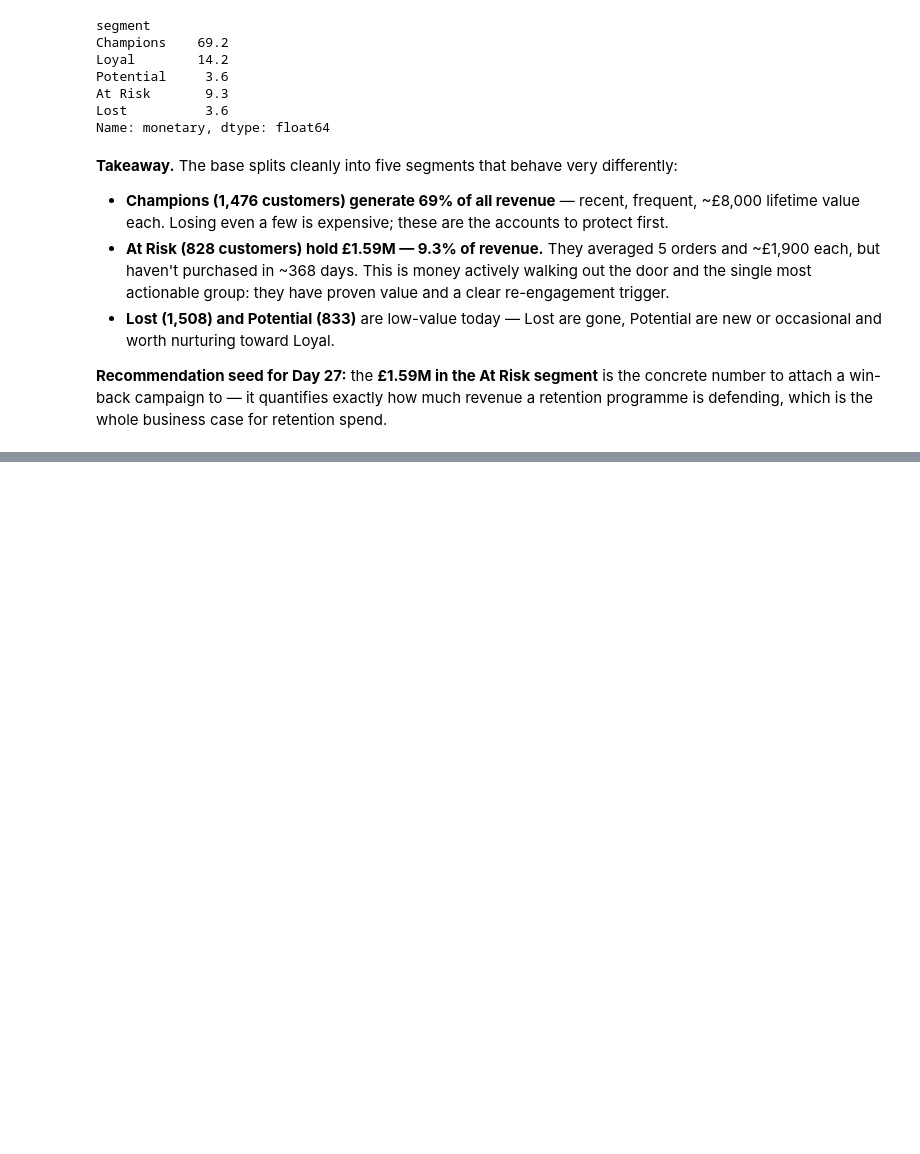
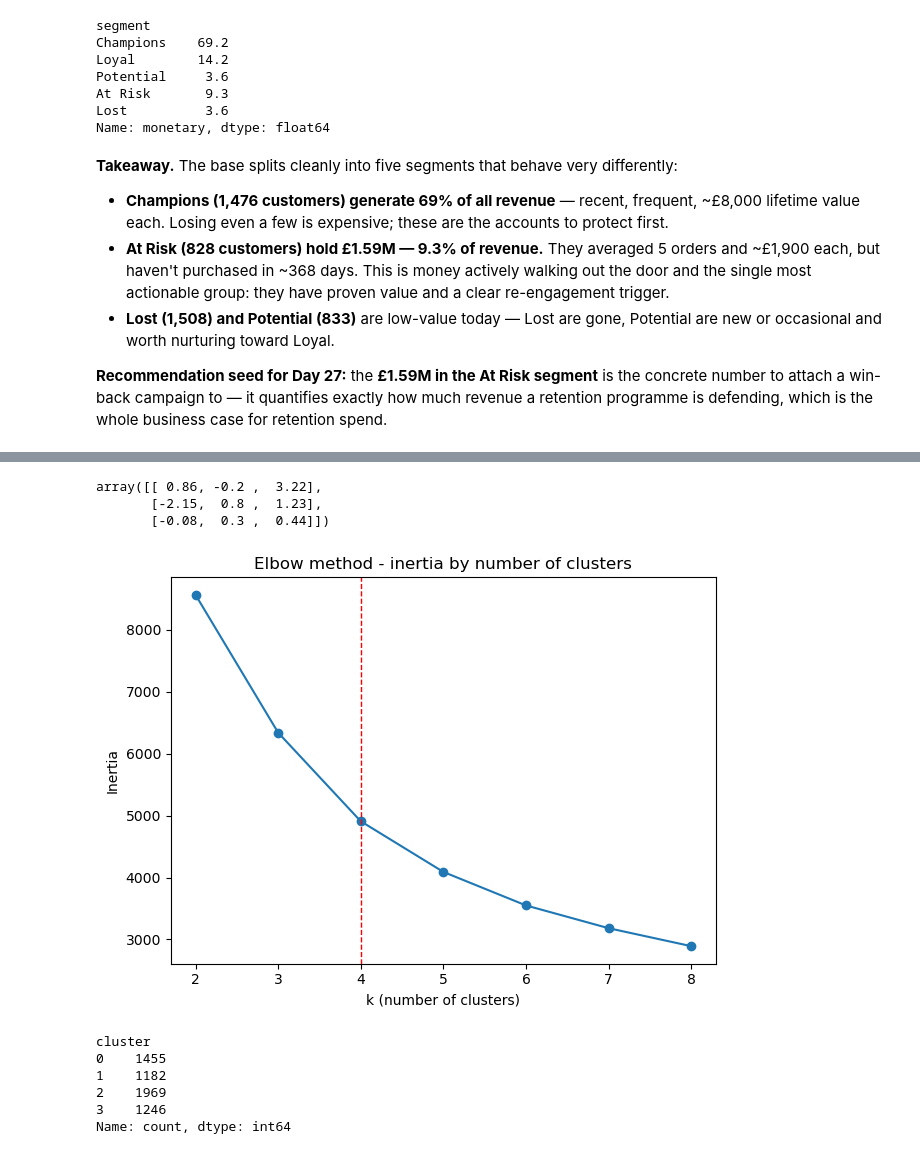
Before and after one commit to pranavsingla1207-byte/retailpulse, a Jupyter notebook: notebooks/04_rfm_and_clustering.ipynb, the cells around one changed output, grey strips where cells are left out. Saved outputs shown, nothing was run; the diff lists cells and outputs as text; code cells hidden in the pictures; blank space fills up the shorter version.

```diff
--- a/notebooks/04_rfm_and_clustering.ipynb
+++ b/notebooks/04_rfm_and_clustering.ipynb
@@ -145,0 +157,42 @@ defending, which is the whole business case for retention spend.
+# %%
+import numpy as np
+from sklearn.preprocessing import StandardScaler
+from sklearn.cluster import KMeans
+import matplotlib.pyplot as plt
+
+rfm_log = np.log1p(rfm[["recency", "frequency", "monetary"]])
+rfm_scaled = StandardScaler().fit_transform(rfm_log)
+
+rfm_scaled[:3].round(2)
+# %% [output]
+array([[ 0.86, -0.2 ,  3.22],
+       [-2.15,  0.8 ,  1.23],
+       [-0.08,  0.3 ,  0.44]])
+# %%
+inertia = []
+k_values = range(2, 9)
+for k in k_values:
+    model = KMeans(n_clusters=k, random_state=42, n_init=10).fit(rfm_scaled)
+    inertia.append(model.inertia_)
+
+plt.plot(list(k_values), inertia, marker="o")
+plt.axvline(4, color="red", linestyle="--", linewidth=1)
+plt.title("Elbow method - inertia by number of clusters")
+plt.xlabel("k (number of clusters)")
+plt.ylabel("Inertia")
+plt.tight_layout()
+plt.show()
+# %% [output]
+[figure, added]
+# %%
+kmeans = KMeans(n_clusters=4, random_state=42, n_init=10)
+rfm["cluster"] = kmeans.fit_predict(rfm_scaled)
+
+rfm["cluster"].value_counts().sort_index()
+# %% [output]
+cluster
+0    1455
+1    1182
+2    1969
+3    1246
+Name: count, dtype: int64
```
Also changed, not shown: parts of 16 cells of this notebook.
